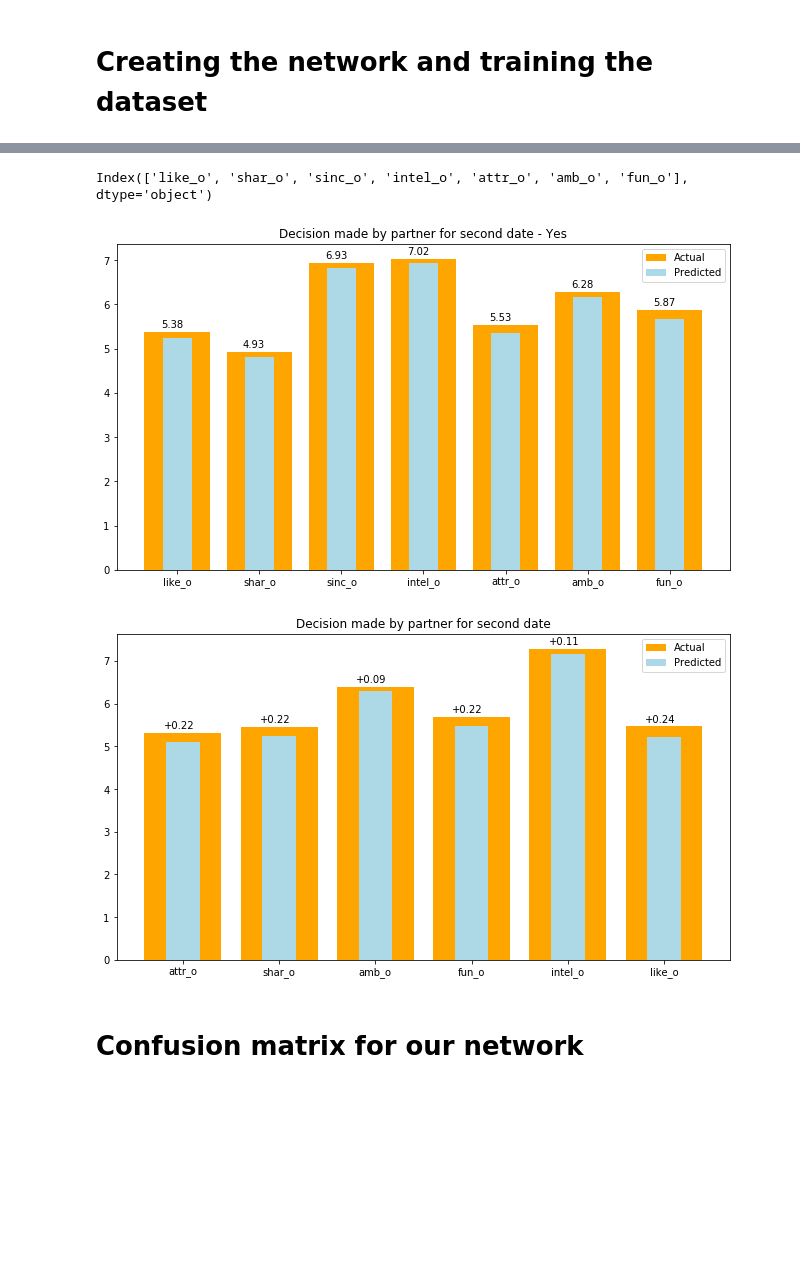
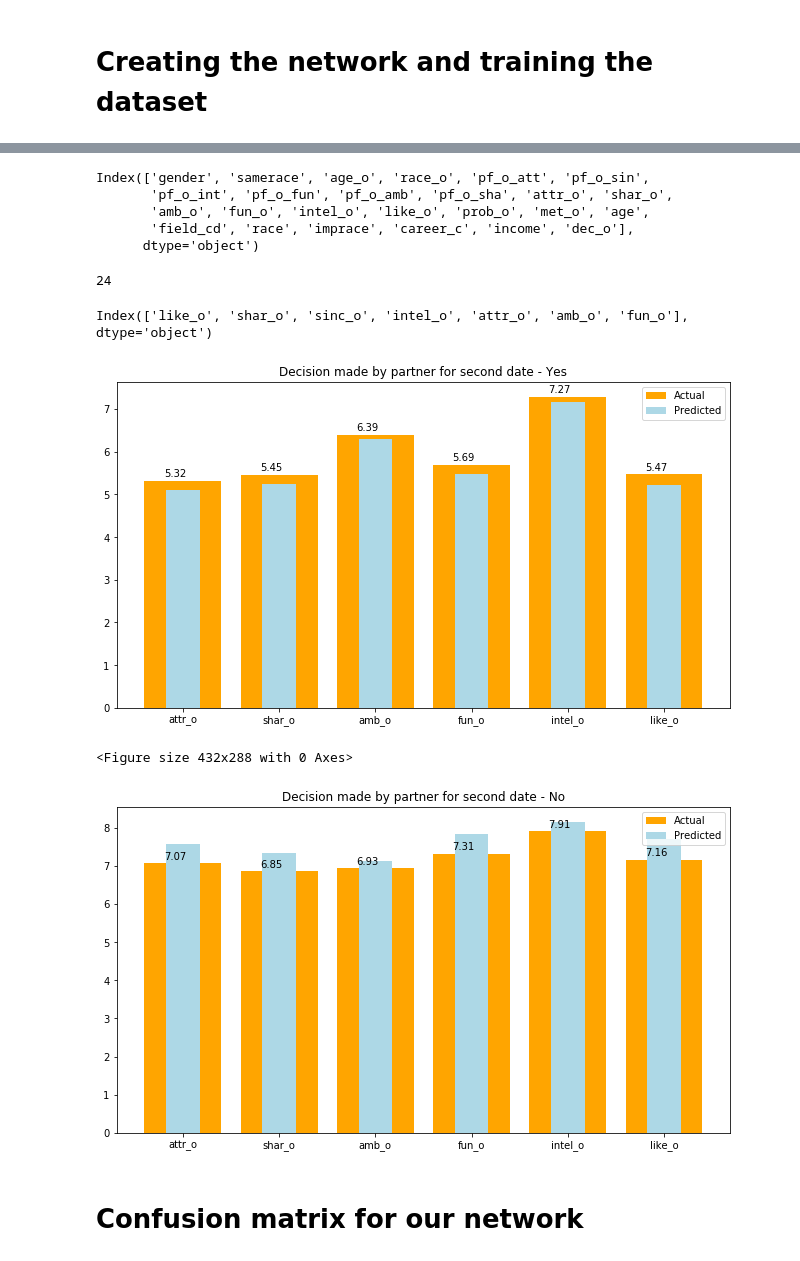
Before and after one commit to yulnicorn/Data-Analytics-Mining, a Jupyter notebook: DAM NN.ipynb, the cells around one changed output, grey strips where cells are left out. Saved outputs shown, nothing was run; the diff lists cells and outputs as text; code cells hidden in the pictures; blank space fills up the shorter version.

```diff
--- a/DAM NN.ipynb
+++ b/DAM NN.ipynb
@@ -40,7 +40,7 @@ tf.compat.v1.logging.set_verbosity(tf.compat.v1.logging.ERROR)
 def scale(X, X_min, X_max):
     return (X - X_min) / (X_max - X_min)
 
-NUM_FEATURES = 18
+NUM_FEATURES = 23
 NUM_CLASSES = 2
 
 learning_rate = 0.001
@@ -75,8 +75,8 @@ def fnn(x, hidden_units):
 
 def main():
     # read train data
-    train_input = np.genfromtxt('female(imputed).csv', delimiter=',')
-    trainX, train_Y = train_input[1:, 1:19], train_input[1:, -1].astype(int)
+    train_input = np.genfromtxt('male(final).csv', delimiter=',')
+    trainX, train_Y = train_input[1:, 1:24], train_input[1:, -1].astype(int)
 
     # handle missing values in trainX and then scale it
 #     trainX = em(trainX_, loops=50)
@@ -197,12 +197,33 @@ iter 900: test accuracy 0.838103
+# %%
+import pandas as pd
+
+df = pd.read_csv('male(final).csv')
+df.columns
+# %% [output]
+Index(['gender', 'samerace', 'age_o', 'race_o', 'pf_o_att', 'pf_o_sin',
+       'pf_o_int', 'pf_o_fun', 'pf_o_amb', 'pf_o_sha', 'attr_o', 'shar_o',
+       'amb_o', 'fun_o', 'intel_o', 'like_o', 'prob_o', 'met_o', 'age',
+       'field_cd', 'race', 'imprace', 'career_c', 'income', 'dec_o'],
+      dtype='object')
+# %%
+len(testX[0])
+columns=['gender', 'samerace', 'age_o', 'race_o', 'pf_o_att', 'pf_o_sin',
+       'pf_o_int', 'pf_o_fun', 'pf_o_amb', 'pf_o_sha', 'attr_o', 'shar_o',
+       'amb_o', 'fun_o', 'intel_o', 'like_o', 'prob_o', 'met_o', 'age',
+       'field_cd', 'race', 'imprace', 'career_c', 'income']
+len(columns)
+# %% [output]
+24
 # %%
 import pandas as pd
 
-x = pd.DataFrame(data=testX, columns=['match', 'samerace', 'age_o', 'field_cd', 'like_o', 'shar_o',
-       'sinc_o', 'race_o', 'intel_o', 'attr_o', 'amb_o', 'fun_o', 'age',
-       'race', 'imprace', 'imprelig', 'exphappy', 'career_c'])
+x = pd.DataFrame(data=testX, columns=['samerace', 'age_o', 'race_o', 'pf_o_att', 'pf_o_sin',
+       'pf_o_int', 'pf_o_fun', 'pf_o_amb', 'pf_o_sha', 'attr_o', 'shar_o',
+       'amb_o', 'fun_o', 'intel_o', 'like_o', 'prob_o', 'met_o', 'age',
+       'field_cd', 'race', 'imprace', 'career_c', 'income'])
 
-x_unscale = x.loc[:, "like_o":"fun_o"].apply(lambda x: x*10)
-del x_unscale['race_o']
+x_unscale = x.loc[:, "attr_o":"like_o"].apply(lambda x: x*10)
+del x['race_o']
 
 y_p = pd.DataFrame(data=np.argmax(pred, axis=1).tolist(), columns=['dec_m'])
 y_a = pd.DataFrame(data=np.argmax(testY, axis=1).tolist(), columns=['dec_a'])
@@ -216,8 +237,8 @@ no_model = df_full[df_full.dec_m == 0]
 yes_actual = df_actual[df_actual.dec_a == 1]
 no_actual = df_actual[df_actual.dec_a == 0]
 
-yes_model_mean = yes_model.groupby('dec_m').mean().loc[:,"like_o":"fun_o"]
-yes_actual_mean = yes_actual.groupby('dec_a').mean().loc[:,"like_o":"fun_o"]
+yes_model_mean = yes_model.groupby('dec_m').mean().loc[:,"attr_o":"like_o"]
+yes_actual_mean = yes_actual.groupby('dec_a').mean().loc[:,"attr_o":"like_o"]
 
 
 no_model_mean = no_model.groupby('dec_m').mean().loc[:,"attr_o":"like_o"]
@@ -229,29 +250,31 @@ Index(['like_o', 'shar_o', 'sinc_o', 'intel_o', 'attr_o', 'amb_o', 'fun_o'], dty
 # %%
 x_unscale_array = x_unscale.values
 # %%
-l = ['like_o', 'shar_o', 'sinc_o', 'intel_o', 'attr_o', 'amb_o', 'fun_o']
+l = ['attr_o', 'shar_o',
+       'amb_o', 'fun_o', 'intel_o', 'like_o']
 
 
 fig, ax = plt.subplots(figsize=(11,6))
 
 ax.bar(l, yes_actual_mean.values[0], color='orange', label='Actual')
 ax.bar(l, yes_model_mean.values[0], color='lightblue', width=0.35, label='Predicted')
 ax.legend()
 diff = [yes_actual_mean.values[0][i]-yes_model_mean.values[0][i] for i in range(len(yes_actual_mean.values[0]))]
 
 i =0
 
 for x1,y1 in enumerate(yes_actual_mean.values[0]):
 #     ax.text(x1-0.2,y1+0.1, "+%.2f"%diff[i], color= "black")
     ax.text(x1-0.2,y1+0.1, "%.2f"%y1, color= "black")
     i+=1
 
 plt.title("Decision made by partner for second date - Yes")
 plt.show()
 # %% [output]
-[figure, old version]
+[figure, new version]
 # %%
-l = ['like_o', 'shar_o', 'sinc_o', 'intel_o', 'attr_o', 'amb_o', 'fun_o']
+l = ['attr_o', 'shar_o',
+       'amb_o', 'fun_o', 'intel_o', 'like_o']
 
 plt.clf()
 fig, ax = plt.subplots(figsize=(11,6))
@@ -271,7 +294,8 @@ for x1,y1 in enumerate(no_actual_mean.values[0]):
 plt.title("Decision made by partner for second date - No")
 plt.show()
 # %% [output]
+<Figure size 432x288 with 0 Axes>
-[figure, old version]
+[figure, new version]
 # %% [markdown]
 # Confusion matrix for our network
 # %%
```
Also changed, not shown: parts of 2 cells of this notebook, 5 other files.
